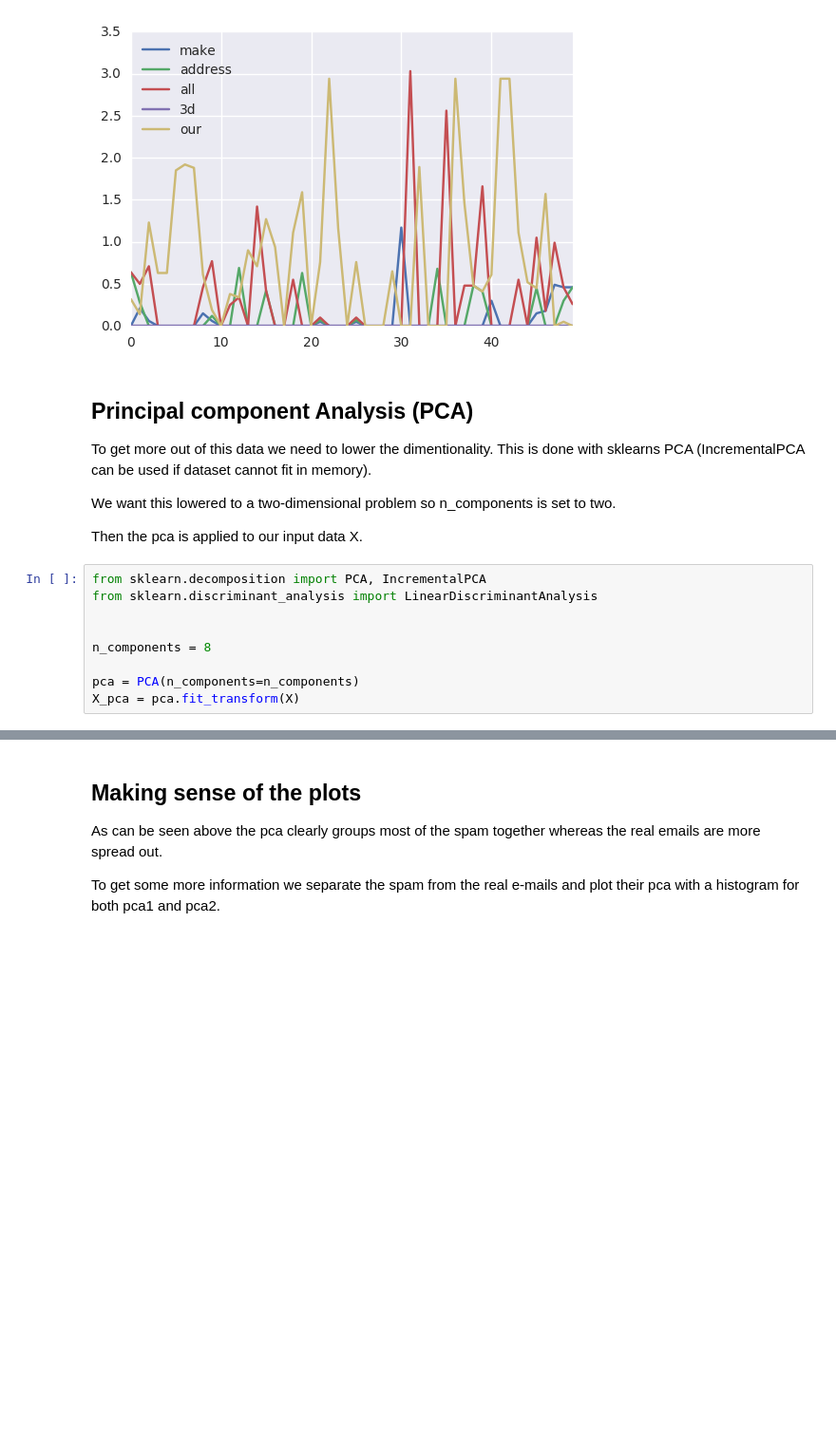
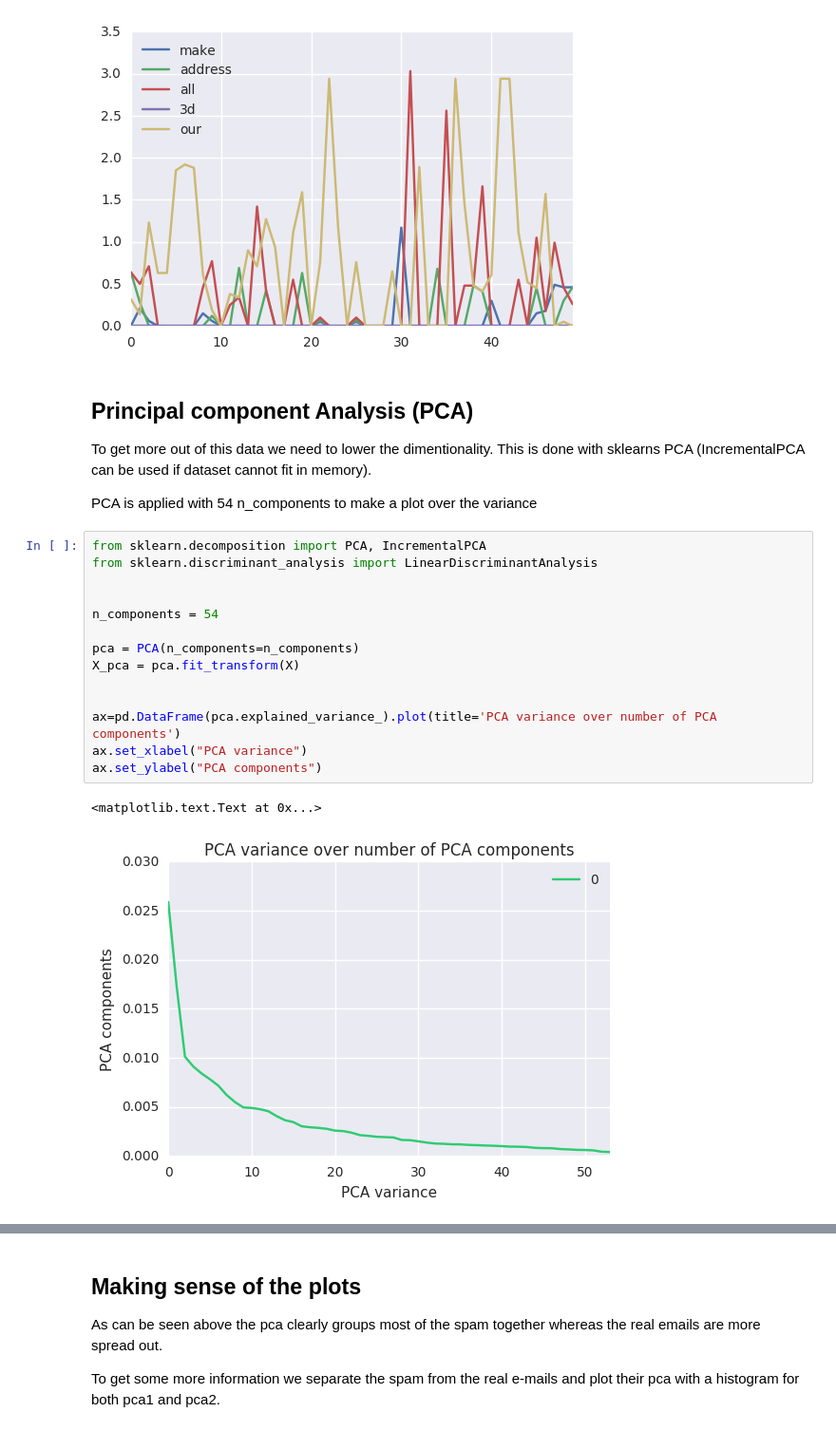
Before and after one commit to mfaerevaag/spam, a Jupyter notebook: src/Assignment 1 ML - The Data.ipynb, the cells around one changed output, grey strips where cells are left out. Shown: that part at 95% size. Cells and saved outputs as stored; diff of their text form; blank space fills up the shorter version.

```diff
--- a/src/Assignment 1 ML - The Data.ipynb
+++ b/src/Assignment 1 ML - The Data.ipynb
@@ -79,18 +79,24 @@ freq.iloc[:50,range(5)].plot()
 To get more out of this data we need to lower the dimentionality.
 This is done with sklearns PCA (IncrementalPCA can be used if dataset cannot fit in memory).
 
-We want this lowered to a two-dimensional problem so n_components is set to two.
-
-Then the pca is applied to our input data X.
+PCA is applied with 54 n_components to make a plot over the variance
 # %%
 from sklearn.decomposition import PCA, IncrementalPCA
 from sklearn.discriminant_analysis import LinearDiscriminantAnalysis
 
 
-n_components = 8
+n_components = 54
 
 pca = PCA(n_components=n_components)
 X_pca = pca.fit_transform(X)
+
+
+ax=pd.DataFrame(pca.explained_variance_).plot(title='PCA variance over number of PCA components')
+ax.set_xlabel("PCA variance")
+ax.set_ylabel("PCA components")
+# %% [output]
+<matplotlib.text.Text at 0x...>
+[figure, added]
 # %% [markdown]
 ### Plotting PCA
 A color scheme is set for better visability.
```
Also changed, not shown: parts of 13 cells of this notebook.
